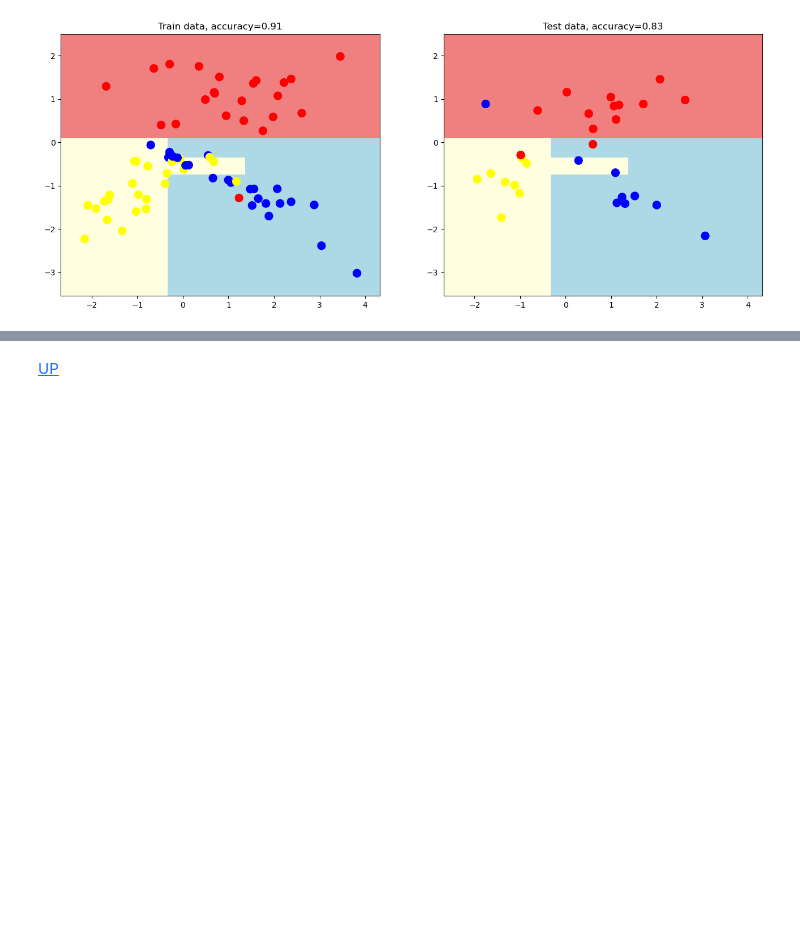
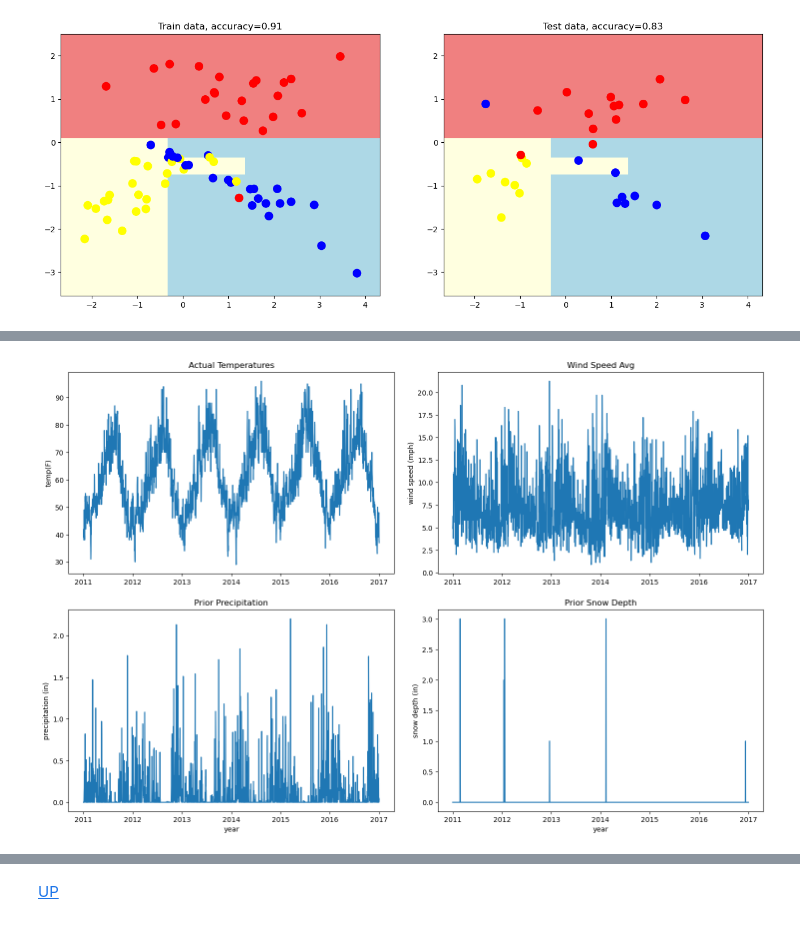
Before and after one commit to leopoldgerber/Machine-Learning, a Jupyter notebook: ML-5. Decision Tree and Random Forest.ipynb, the cells around one changed output, grey strips where cells are left out. Cells and saved outputs as stored; diff of their text form; code cells hidden in the pictures; blank space fills up the shorter version.

```diff
--- a/ML-5. Decision Tree and Random Forest.ipynb
+++ b/ML-5. Decision Tree and Random Forest.ipynb
@@ -417,0 +453,27 @@ print(f'[BaggingClassifier] F1-Score: {f1_score(y_test, bagging_y):.2f}')
+# %%
+df = pd.read_csv('Upload/5.6.temps.csv')
+# %%
+years = df['year']
+months = df['month']
+days = df['day']
+
+dates = [str(int(year)) + '-' + str(int(month)) + '-' + str(int(day)) for year, month, day in zip(years, months, days)]
+dates = [datetime.datetime.strptime(date, '%Y-%m-%d') for date in dates]
+
+fig, ((ax1, ax2), (ax3, ax4)) = plt.subplots(2, 2, figsize = (15, 10))
+
+ax1.plot(dates, df['actual'])
+ax1.set_ylabel('temp(F)'); ax1.set_title('Actual Temperatures')
+
+ax2.plot(dates, df['ws_1'])
+ax4.set_xlabel('year'); ax2.set_ylabel('wind speed (mph)'); ax2.set_title('Wind Speed Avg')
+
+ax3.plot(dates, df['prcp_1'])
+ax3.set_xlabel('year'); ax3.set_ylabel('precipitation (in)'); ax3.set_title('Prior Precipitation')
+
+ax4.plot(dates, df['snwd_1'])
+ax4.set_xlabel('year'); ax4.set_ylabel('snow depth (in)'); ax4.set_title('Prior Snow Depth')
+
+plt.tight_layout(pad = 2)
+# %% [output]
+[figure, added]
```
Also changed, not shown: parts of 41 cells of this notebook.
